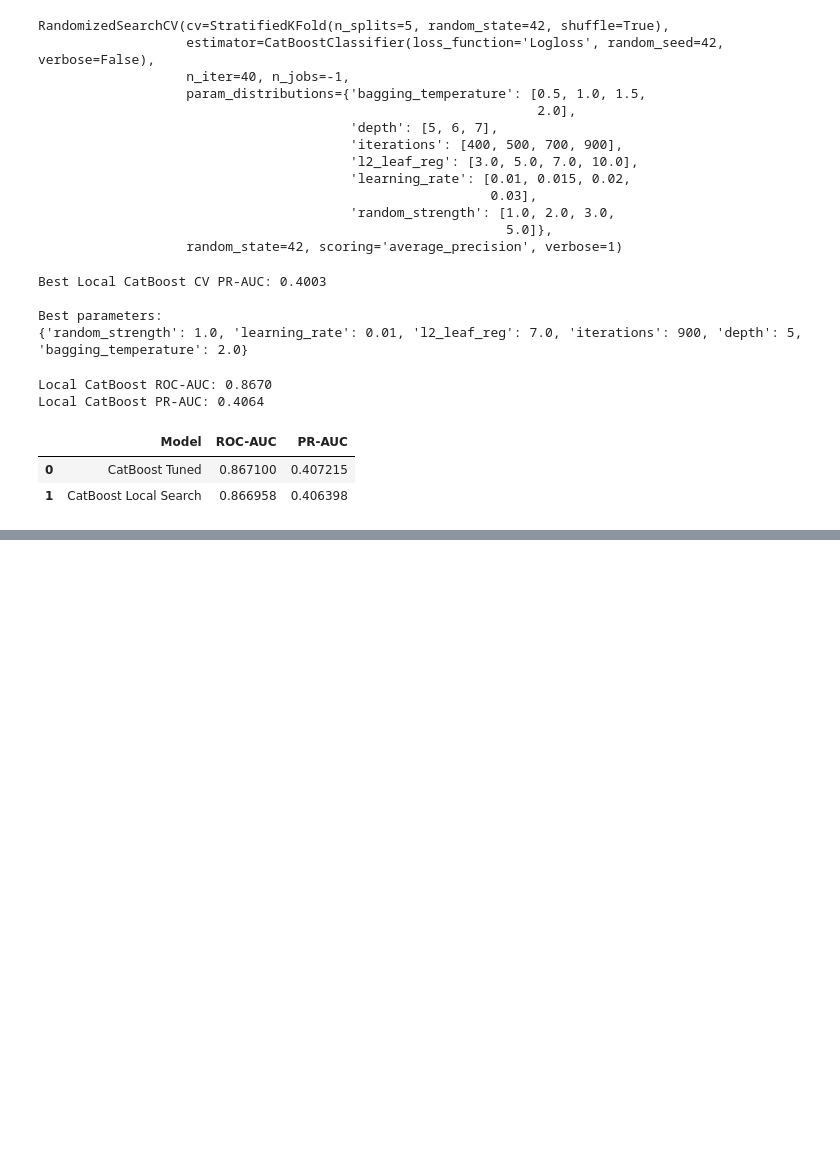
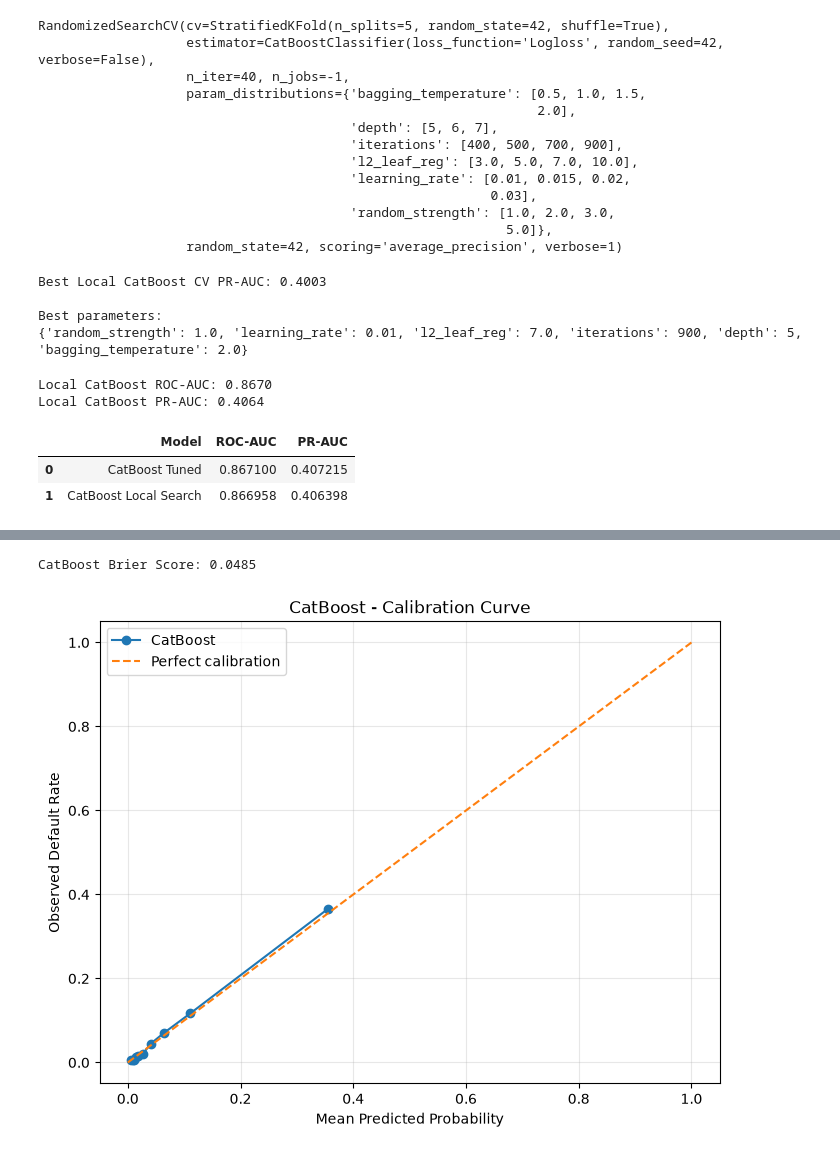
Before and after one commit to Randysman/credit_score, a Jupyter notebook: Modeling(boosting).ipynb, the cells around one changed output, grey strips where cells are left out. Drawn from its saved outputs; the diff is of its cells as text; code cells hidden in the pictures; blank space fills up the shorter version.

Commit message:
stated calibration

```diff
--- a/Modeling(boosting).ipynb
+++ b/Modeling(boosting).ipynb
@@ -809,0 +822,45 @@ final_catboost = best_catboost
+# %%
+catboost_brier = brier_score_loss(
+    y_valid,
+    best_catboost_valid_proba
+)
+
+print(
+    f'CatBoost Brier Score: '
+    f'{catboost_brier:.4f}'
+)
+# %% [output]
+CatBoost Brier Score: 0.0485
+# %%
+prob_true, prob_pred = calibration_curve(
+    y_valid,
+    best_catboost_valid_proba,
+    n_bins=10,
+    strategy='quantile'
+)
+# %%
+plt.figure(figsize=(8, 6))
+
+plt.plot(
+    prob_pred,
+    prob_true,
+    marker='o',
+    label='CatBoost'
+)
+
+plt.plot(
+    [0, 1],
+    [0, 1],
+    linestyle='--',
+    label='Perfect calibration'
+)
+
+plt.xlabel('Mean Predicted Probability')
+plt.ylabel('Observed Default Rate')
+plt.title('CatBoost - Calibration Curve')
+plt.legend()
+plt.grid(alpha=0.3)
+
+plt.show()
+# %% [output]
+[figure, added]
```
Also changed, not shown: parts of 2 cells of this notebook.
